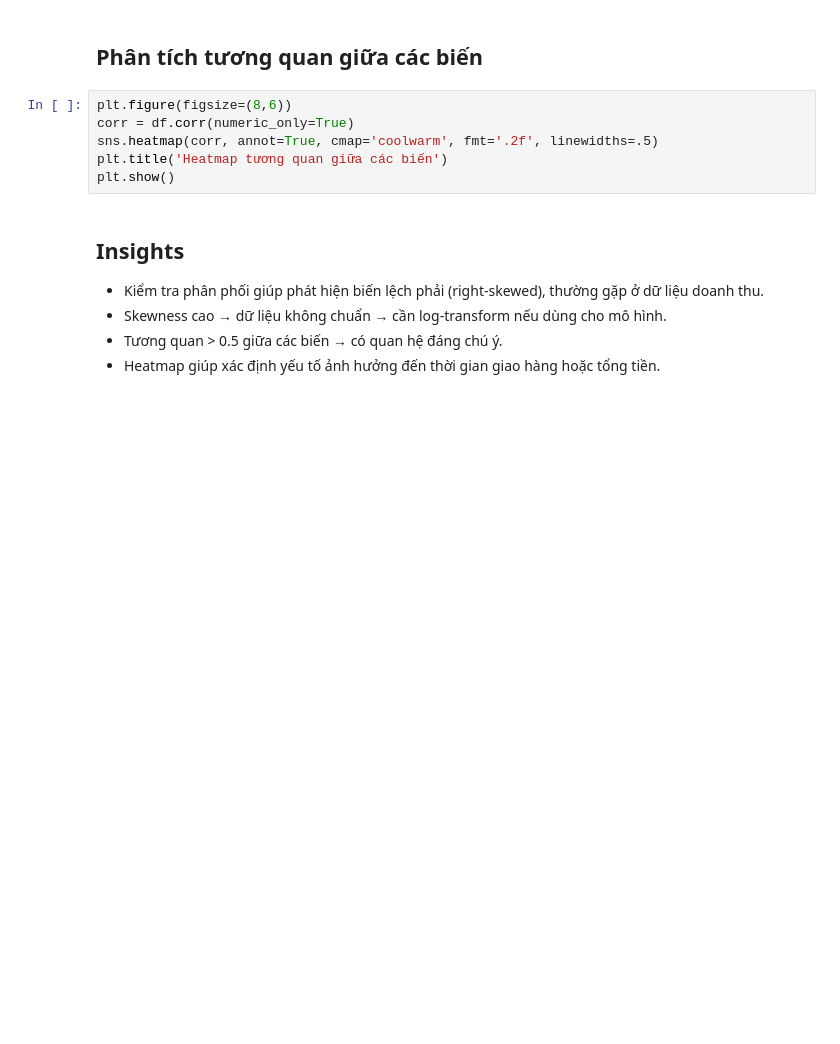
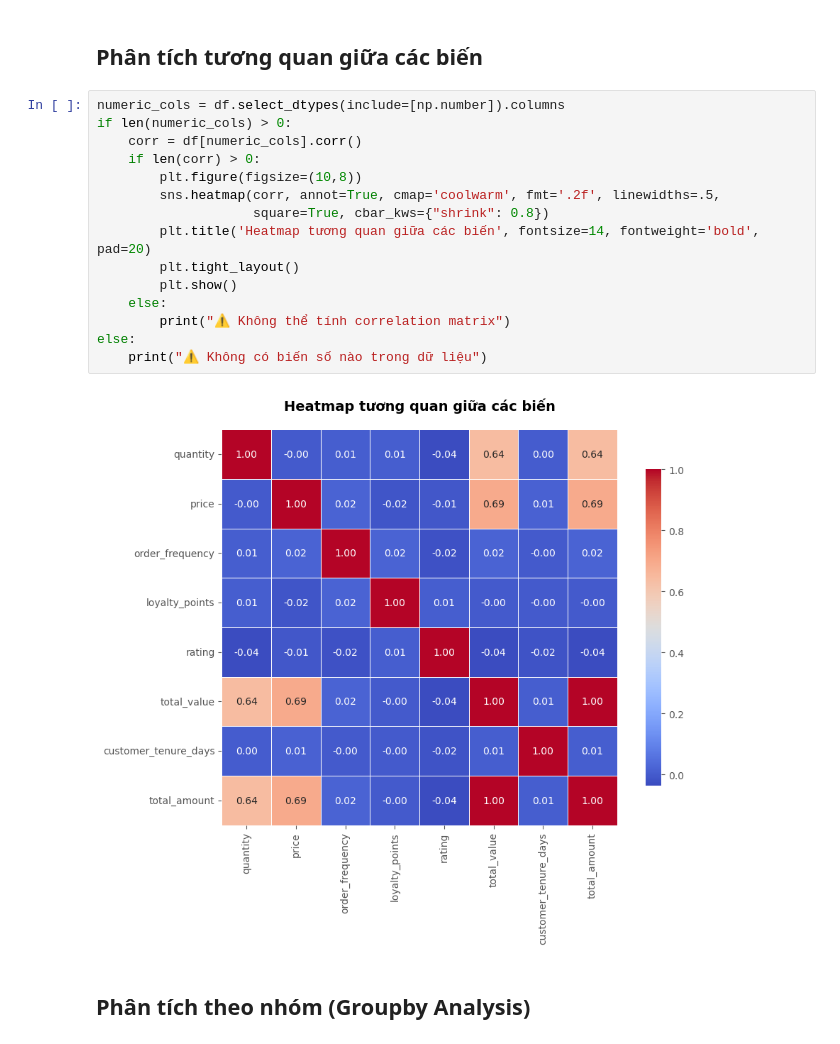
Before and after one commit to NTbankey1/High-Quality-Invoice-Images-for-OCR, a Jupyter notebook: src/analysis.ipynb, the cells around one changed output. Saved outputs shown, nothing was run; the diff lists cells and outputs as text; blank space fills up the shorter version.

```diff
--- a/src/analysis.ipynb
+++ b/src/analysis.ipynb
@@ -54,14 +197,21 @@ for col in numeric_cols:
 # %% [markdown]
 ## Phân tích tương quan giữa các biến
-# %%
-plt.figure(figsize=(8,6))
-corr = df.corr(numeric_only=True)
-sns.heatmap(corr, annot=True, cmap='coolwarm', fmt='.2f', linewidths=.5)
-plt.title('Heatmap tương quan giữa các biến')
-plt.show()
-# %% [markdown]
-## Insights
-- Kiểm tra phân phối giúp phát hiện biến lệch phải (right-skewed), thường gặp ở dữ liệu doanh thu.
-- Skewness cao → dữ liệu không chuẩn → cần log-transform nếu dùng cho mô hình.
-- Tương quan > 0.5 giữa các biến → có quan hệ đáng chú ý.
-- Heatmap giúp xác định yếu tố ảnh hưởng đến thời gian giao hàng hoặc tổng tiền.
+# %%
+numeric_cols = df.select_dtypes(include=[np.number]).columns
+if len(numeric_cols) > 0:
+    corr = df[numeric_cols].corr()
+    if len(corr) > 0:
+        plt.figure(figsize=(10,8))
+        sns.heatmap(corr, annot=True, cmap='coolwarm', fmt='.2f', linewidths=.5,
+                    square=True, cbar_kws={"shrink": 0.8})
+        plt.title('Heatmap tương quan giữa các biến', fontsize=14, fontweight='bold', pad=20)
+        plt.tight_layout()
+        plt.show()
+    else:
+        print("⚠️ Không thể tính correlation matrix")
+else:
+    print("⚠️ Không có biến số nào trong dữ liệu")
+# %% [output]
+[figure, added]
+# %% [markdown]
+## Phân tích theo nhóm (Groupby Analysis)
```
Also changed, not shown: parts of 18 cells of this notebook, 14 other files.
